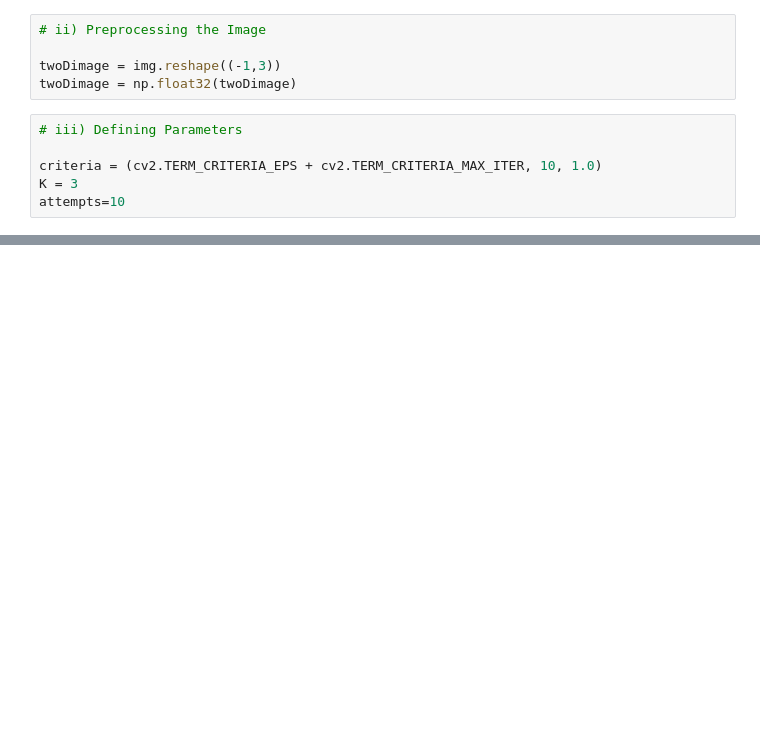
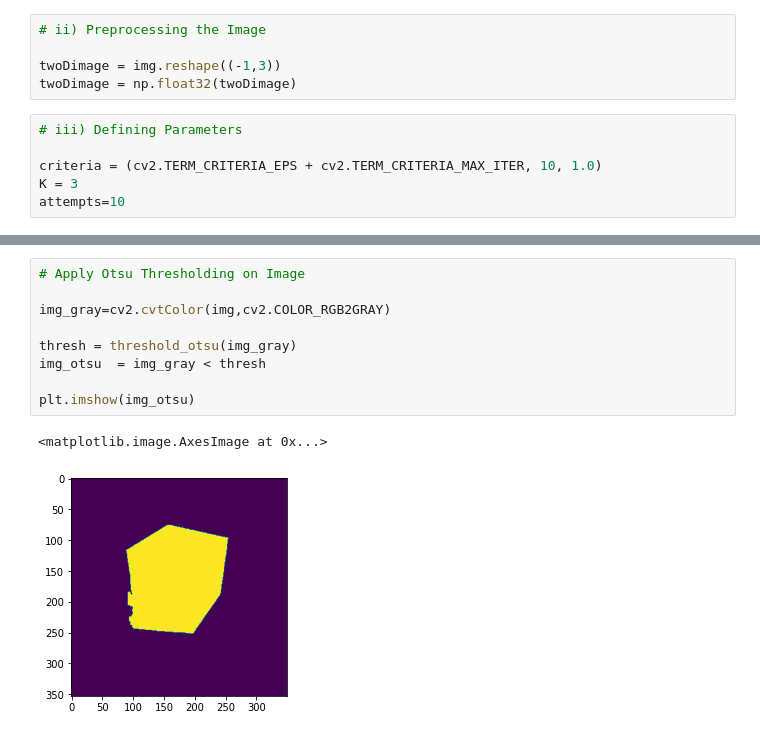
Before and after one commit to Hetzie/Learning-ML, a Jupyter notebook: segmentation/k_means_segmentation.ipynb, the cells around one changed output, grey strips where cells are left out. Cells and saved outputs as stored; diff of their text form; blank space fills up the shorter version.

```diff
--- a/segmentation/k_means_segmentation.ipynb
+++ b/segmentation/k_means_segmentation.ipynb
@@ -31,0 +47,12 @@ cv2.imwrite("guess_who_2.jpg", result_image)
+# %%
+# Apply Otsu Thresholding on Image
+
+img_gray=cv2.cvtColor(img,cv2.COLOR_RGB2GRAY)
+
+thresh = threshold_otsu(img_gray)
+img_otsu  = img_gray < thresh
+
+plt.imshow(img_otsu)
+# %% [output]
+<matplotlib.image.AxesImage at 0x...>
+[figure, added]
```
Also changed, not shown: parts of 7 cells of this notebook, 1 other file.
